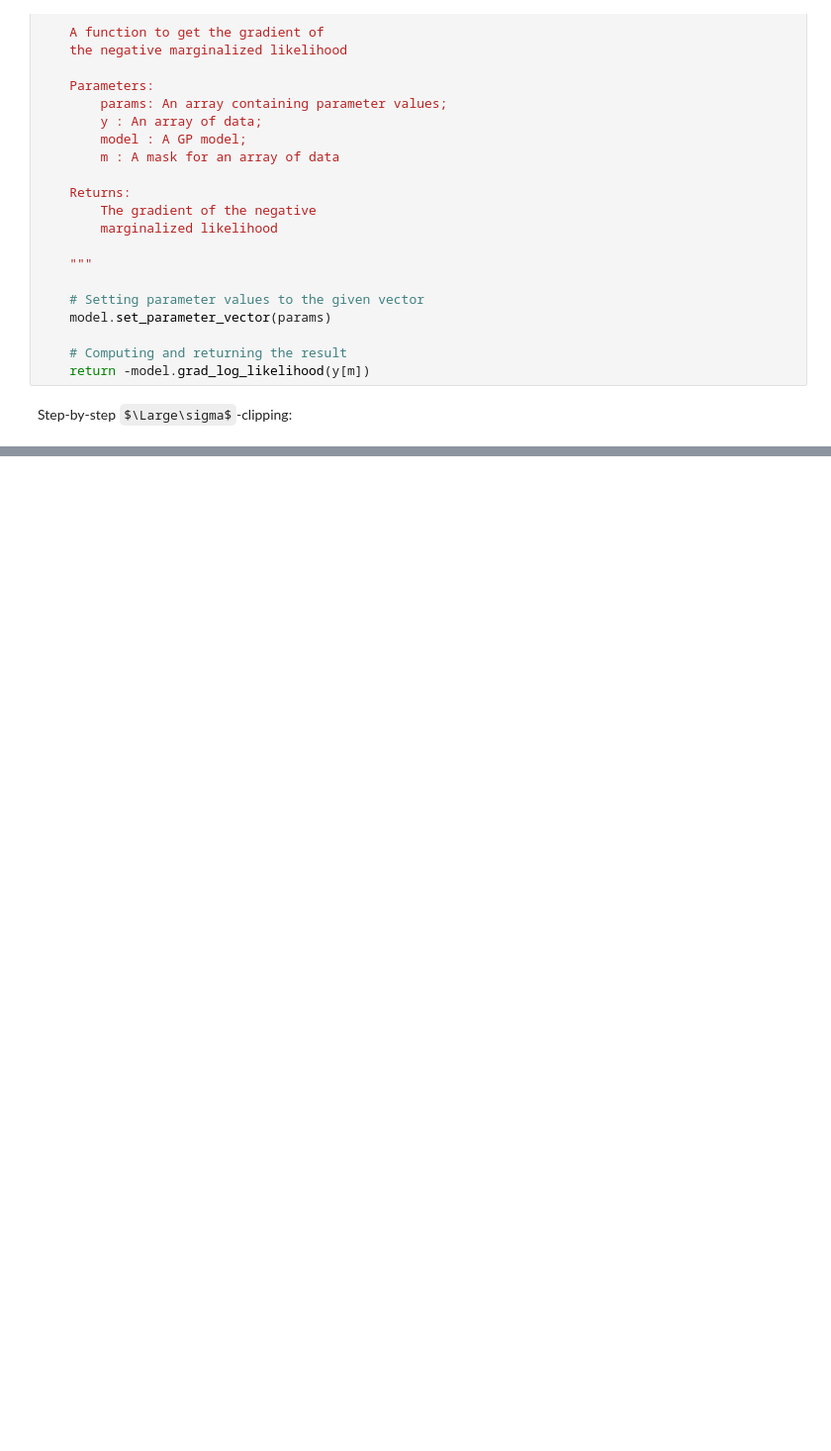
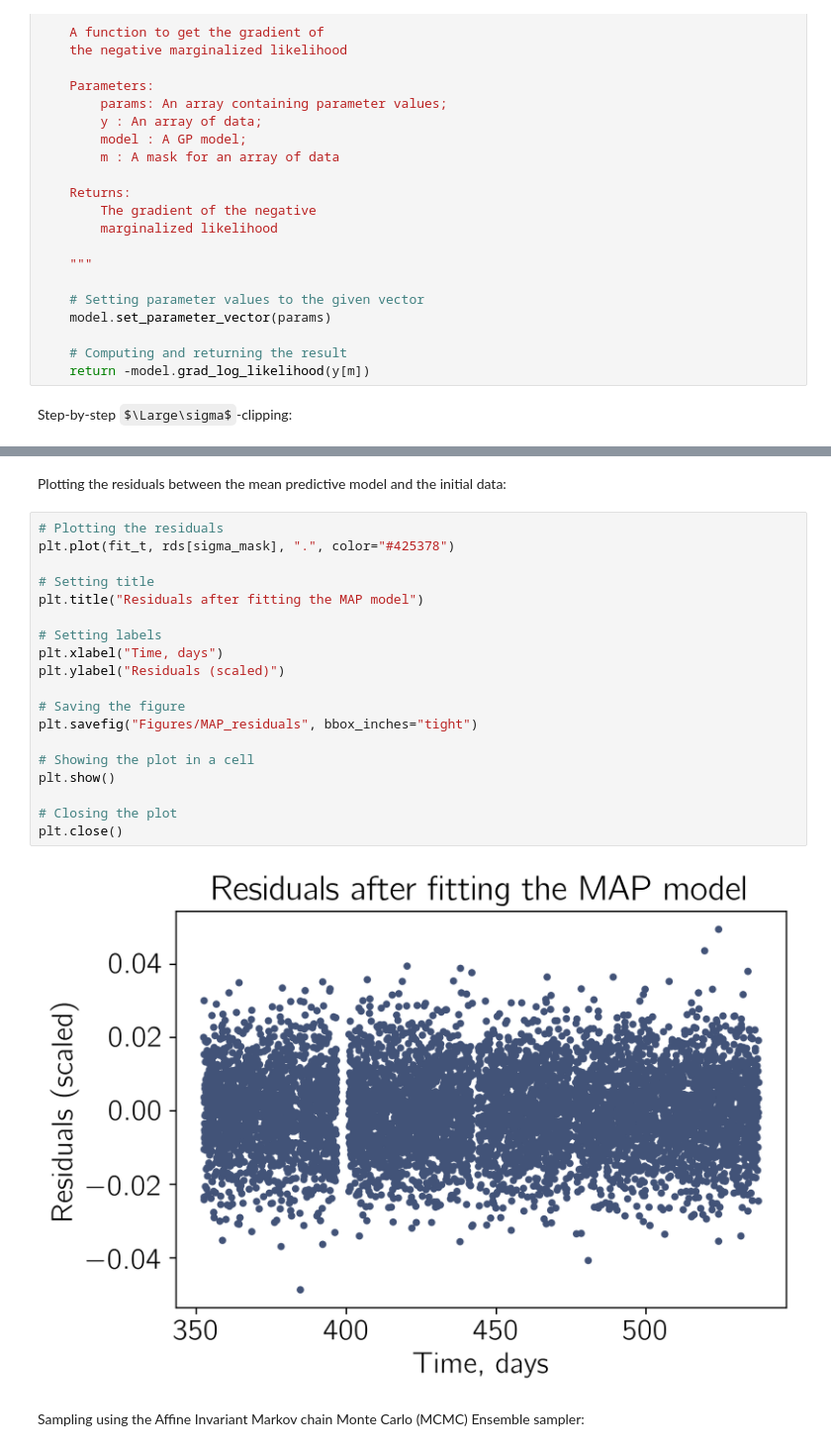
Before and after one commit to paveloom-c/C2, a Jupyter notebook: Notebooks/Base/george/george.ipynb, the cells around one changed output, grey strips where cells are left out. Shown at 99% size. Saved outputs shown, nothing was run; the diff lists cells and outputs as text; some formulas as TeX source; blank space fills up the shorter version.

```diff
--- a/Notebooks/Base/george/george.ipynb
+++ b/Notebooks/Base/george/george.ipynb
@@ -336,0 +380,25 @@ NameError: name 'opt' is not defined
+# %% [markdown]
+Plotting the residuals between the mean predictive model and the initial data:
+# %%
+# Plotting the residuals
+plt.plot(fit_t, rds[sigma_mask], ".", color="#425378")
+
+# Setting title
+plt.title("Residuals after fitting the MAP model")
+
+# Setting labels
+plt.xlabel("Time, days")
+plt.ylabel("Residuals (scaled)")
+
+# Saving the figure
+plt.savefig("Figures/MAP_residuals", bbox_inches="tight")
+
+# Showing the plot in a cell
+plt.show()
+
+# Closing the plot
+plt.close()
+# %% [output]
+[figure, added]
+# %% [markdown]
+Sampling using the Affine Invariant Markov chain Monte Carlo (MCMC) Ensemble sampler:
```
Also changed, not shown: parts of 16 cells of this notebook, 14 other files.
